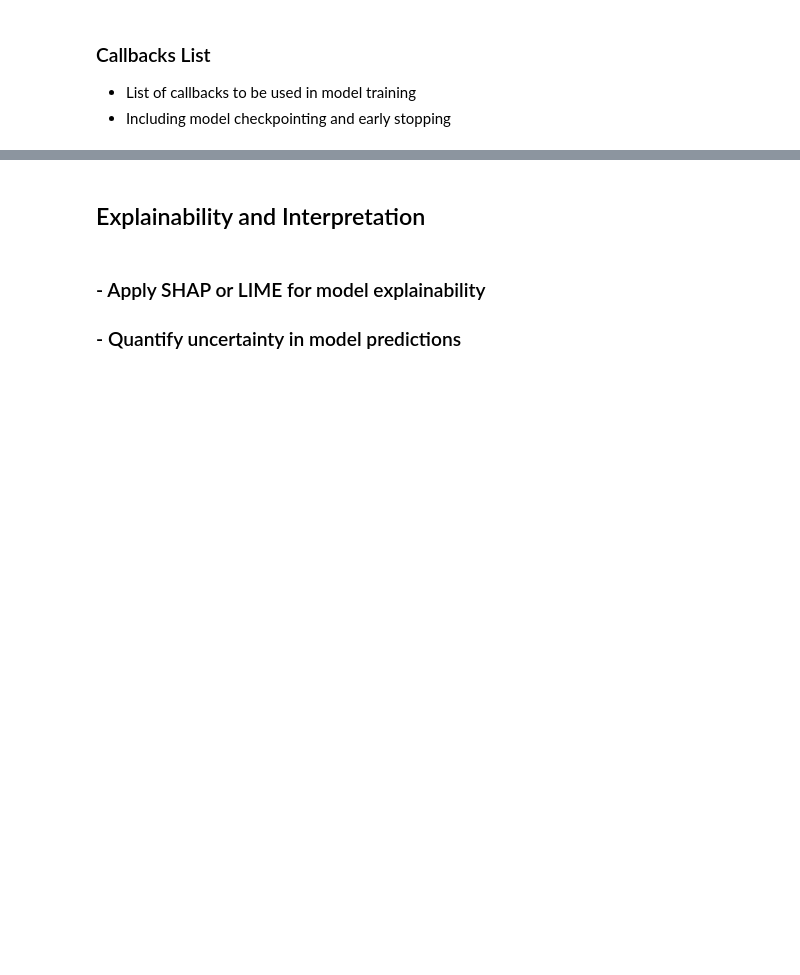
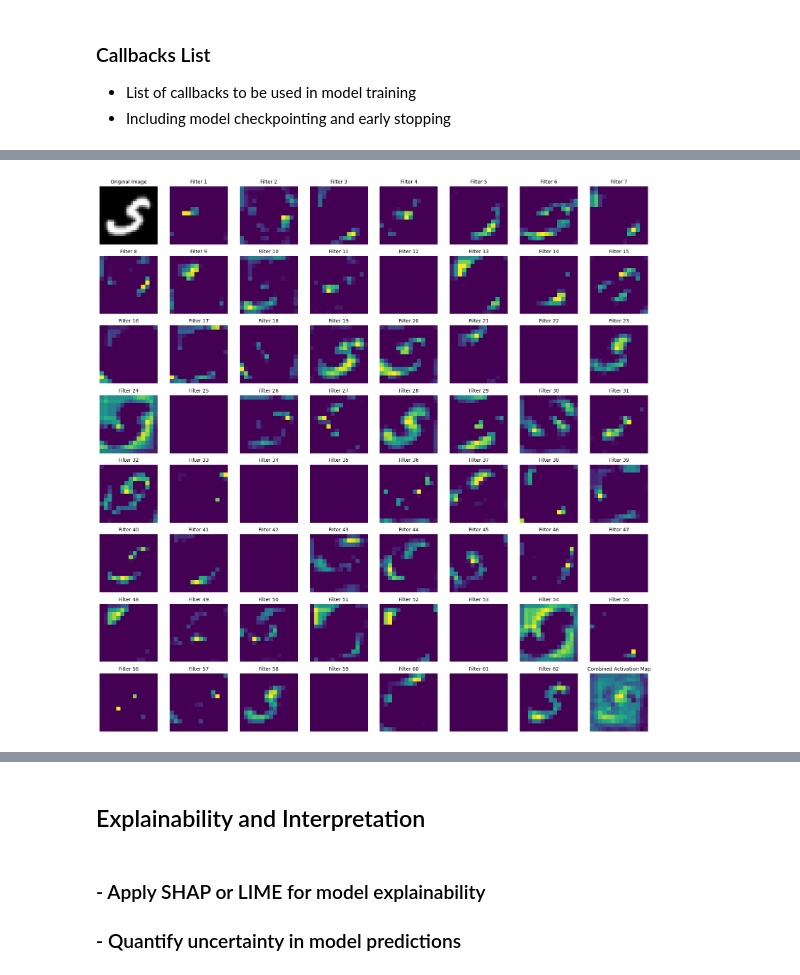
Before and after one commit to mdhabibi/Neural-Compression-with-Autoencoders, a Jupyter notebook: notebooks/Autoencoder_MNIST.ipynb, the cells around one changed output, grey strips where cells are left out. Cells and saved outputs as stored; diff of their text form; code cells hidden in the pictures; blank space fills up the shorter version.

```diff
--- a/notebooks/Autoencoder_MNIST.ipynb
+++ b/notebooks/Autoencoder_MNIST.ipynb
@@ -346,0 +407,43 @@ history = final_vae_model.fit(
+# %%
+# Creating a model for intermediate layer visualization
+intermediate_layer_model = Model(inputs=encoder_model.input,
+                                 outputs=encoder_model.get_layer('conv2d_3').output)
+
+
+def visualize_one_sample_with_all_activations_and_combined(model, input_data, num_filters=62, grid_dim=(8, 8)):
+    # Randomly select one sample
+    idx = np.random.randint(0, input_data.shape[0])
+    selected_sample = input_data[idx:idx+1]
+
+    # Predicting the activations for the selected sample
+    activations = model.predict(selected_sample)
+
+    # Averaging the activations across all channels for the combined activation map
+    avg_activation = np.mean(activations, axis=-1)
+
+    plt.figure(figsize=(20, 20))
+
+    # Display original image
+    ax = plt.subplot(grid_dim[0], grid_dim[1], 1)
+    plt.imshow(selected_sample[0].reshape(28, 28), cmap='gray')
+    ax.set_title("Original Image", fontsize=10)
+    ax.axis('off')
+
+    # Display individual activation maps
+    for i in range(num_filters):
+        ax = plt.subplot(grid_dim[0], grid_dim[1], i + 2)  # +2 to leave space for the original image
+        ax.imshow(activations[0, :, :, i], cmap='viridis')
+        ax.set_title(f"Filter {i+1}", fontsize=10)
+        ax.axis('off')
+
+    # Display combined activation map
+    ax = plt.subplot(grid_dim[0], grid_dim[1], grid_dim[0] * grid_dim[1])  # Last position in the grid
+    plt.imshow(avg_activation[0, :, :], cmap='viridis')
+    ax.set_title("Combined Activation Map", fontsize=10)
+    ax.axis('off')
+
+    plt.show()
+
+# Visualize the activations for one random sample from the test data
+visualize_one_sample_with_all_activations_and_combined(intermediate_layer_model, x_test)
+# %% [output]
@@ -346,0 +451 @@ history = final_vae_model.fit(
+[figure, added]
```
Also changed, not shown: parts of 53 cells of this notebook, 4 other files.
